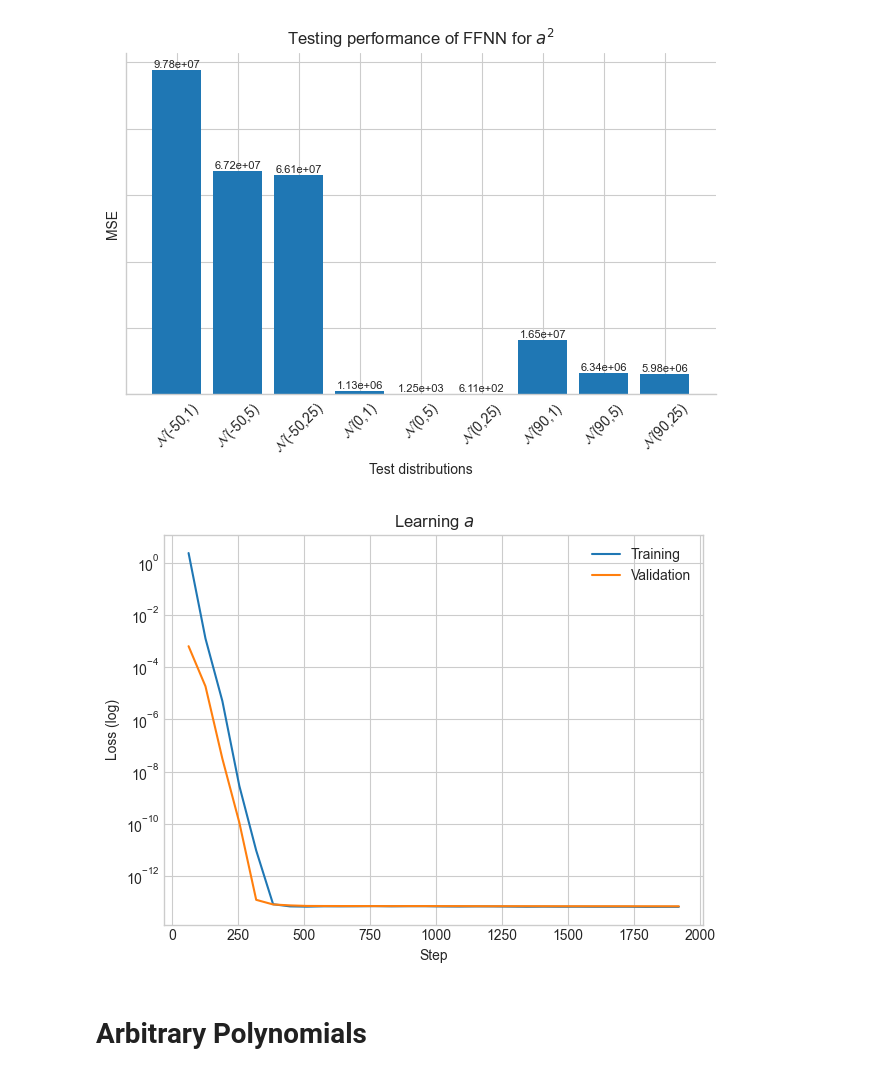
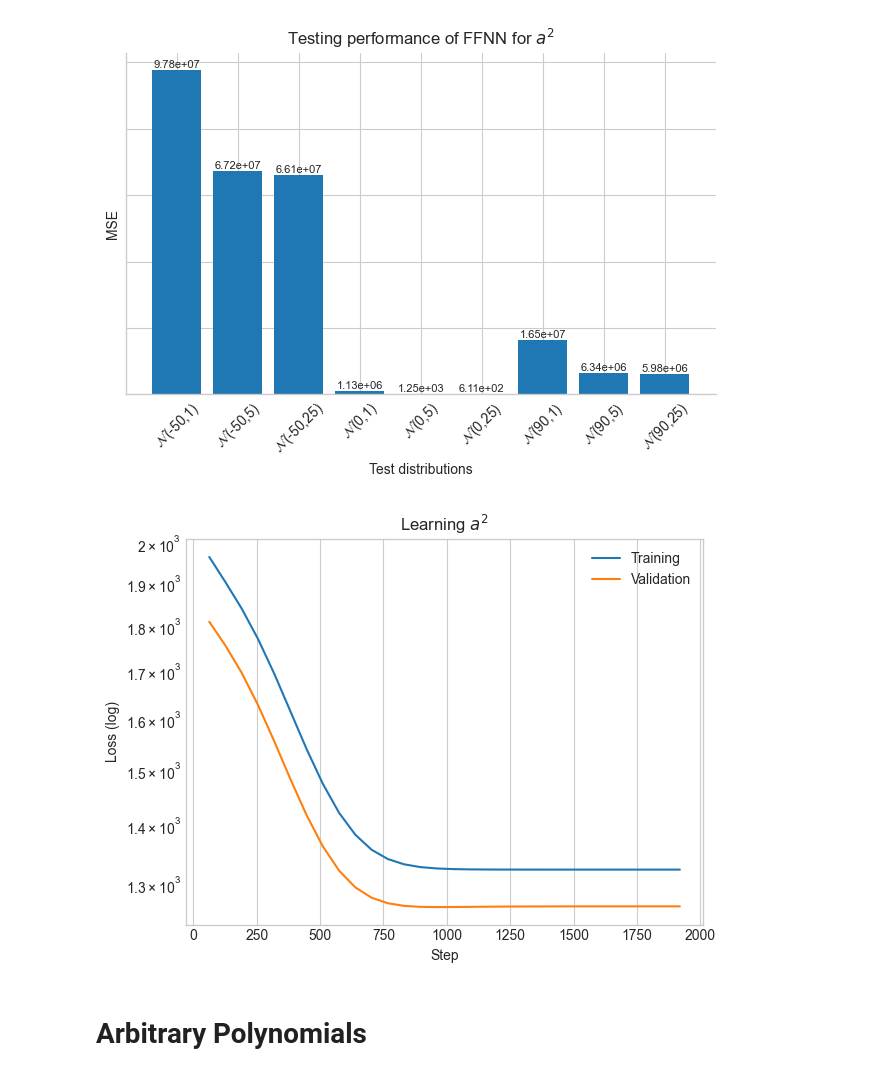
Before and after one commit to jesperhauch/polynomial_deep_learning, a Jupyter notebook: notebooks/result_calculation.ipynb, the cells around one changed output. Drawn from its saved outputs; the diff is of its cells as text; code cells hidden in the pictures.

```diff
--- a/notebooks/result_calculation.ipynb
+++ b/notebooks/result_calculation.ipynb
@@ -48,30 +48,30 @@ fig.savefig(os.path.join(ROOT_DIR, "report\\FFNN_a2"), bbox_inches="tight")
 # %% [output]
 [figure]
 # %%
-eventfile_path = os.path.join(ROOT_DIR, r'tb_logs\Polynomials\a\FFNN\version_0\events.out.tfevents.1684228051.JesperPC.9464.0')
+eventfile_path = os.path.join(ROOT_DIR, r'tb_logs\Polynomials\a2\FFNN\version_0\events.out.tfevents.1684230429.JesperPC.7244.0')
 event_acc = EventAccumulator(eventfile_path)
 event_acc.Reload()
 steps = []
 train_loss = []
 val_loss = []
 val_loss_raw = event_acc.Scalars("val_loss")
 for i, log in enumerate(event_acc.Scalars("train_loss_epoch")):
     steps.append(log.step)
     train_loss.append(log.value)
     val_loss.append(val_loss_raw[i].value)
 
 fig, ax = plt.subplots()
 ax.plot(steps, train_loss, label="Training")
 ax.plot(steps, val_loss, label="Validation")
 ax.set_yscale("log")
 ax.set_ylabel("Loss (log)")
 ax.set_xlabel("Step")
-ax.set_title("Learning $a$")
+ax.set_title("Learning $a^2$")
 ax.legend()
 fig.tight_layout()
 fig.savefig(os.path.join(ROOT_DIR, "report\\FFNN_a2_training"), bbox_inches="tight")
 # %% [output]
-[figure, old version]
+[figure, new version]
 # %% [markdown]
 # Arbitrary Polynomials
 # %%
```
